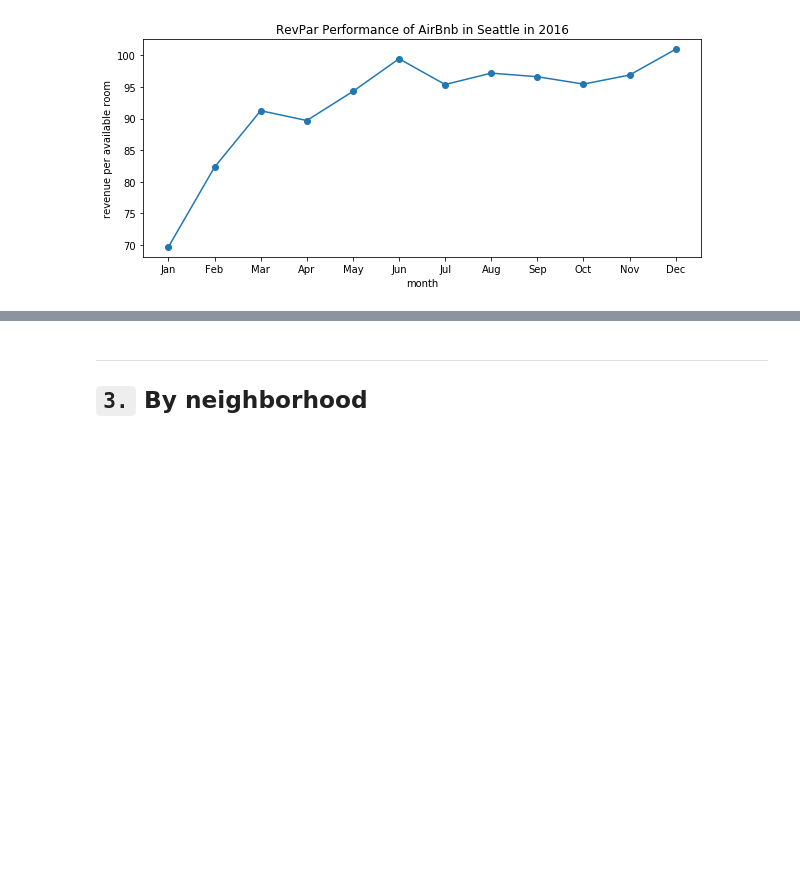
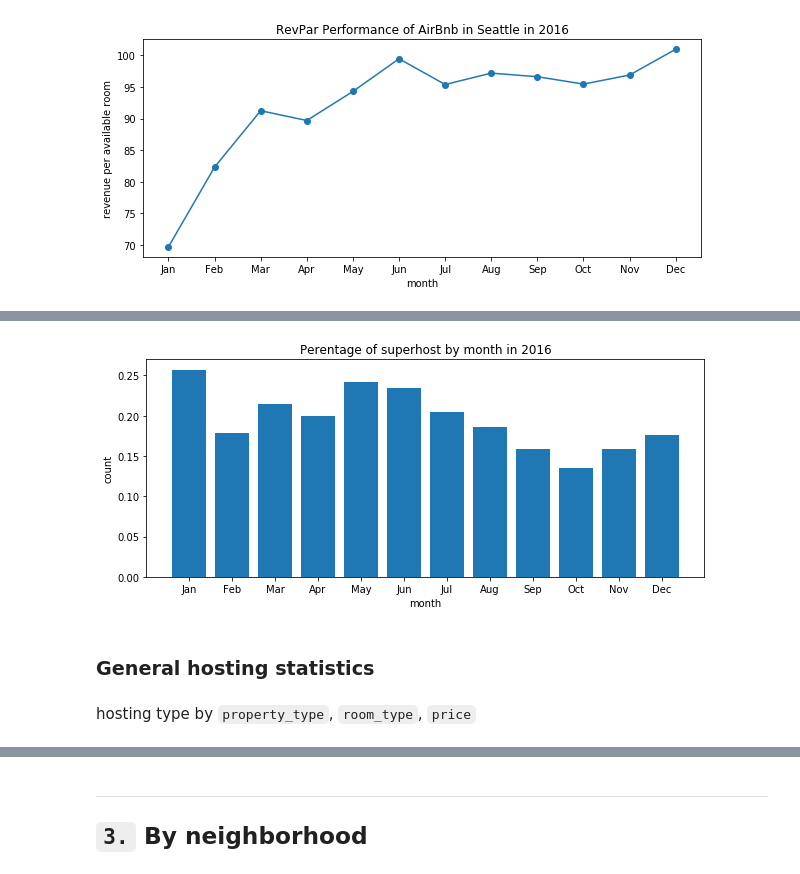
Before and after one commit to jasonsuk/ds-airbnb, a Jupyter notebook: analysis.ipynb, the cells around one changed output, grey strips where cells are left out. Drawn from its saved outputs; the diff is of its cells as text; code cells hidden in the pictures; blank space fills up the shorter version.

```diff
--- a/analysis.ipynb
+++ b/analysis.ipynb
@@ -257,0 +465,3 @@ Now to discover supply side
+# %%
+group_superhost = host.groupby('month')['host_is_superhost'].mean()
+group_superhost
@@ -257,0 +483,2 @@ Now to discover supply side
+# %%
+group_superhost.index = map_calendar_month(group_superhost.index)
@@ -257,0 +487,14 @@ Now to discover supply side
+# %%
+layout_obj = {
+    'title'  : 'Perentage of superhost by month in 2016',
+    'xlabel' : 'month',
+    'tlabel' : 'count'
+}
+
+plot_bar_chart(group_superhost.index, group_superhost.values, layout_obj)
+# %% [output]
+[figure, added]
+# %% [markdown]
+### General hosting statistics
+# %% [markdown]
+hosting type by `property_type`, `room_type`, `price`
```
Also changed, not shown: parts of 43 cells of this notebook.
